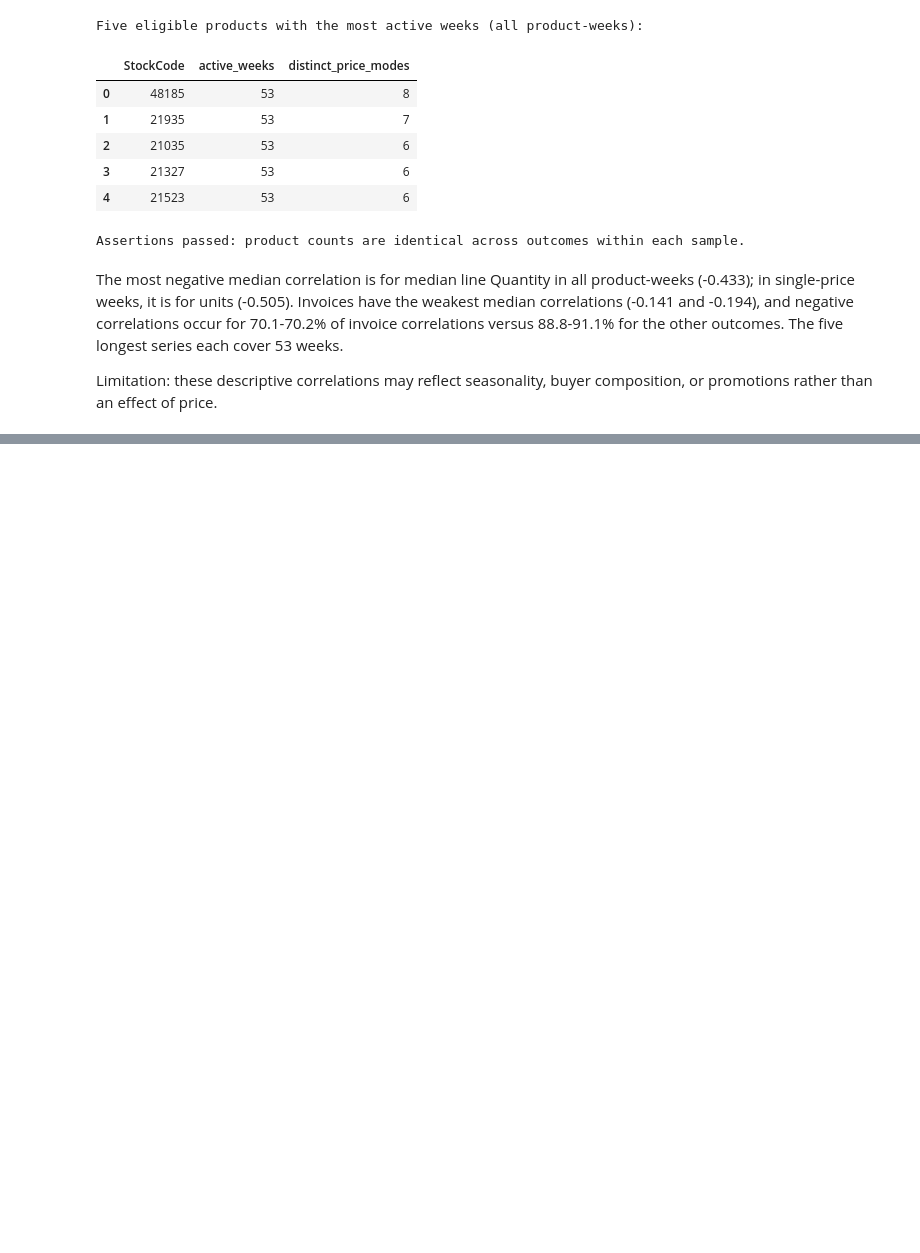
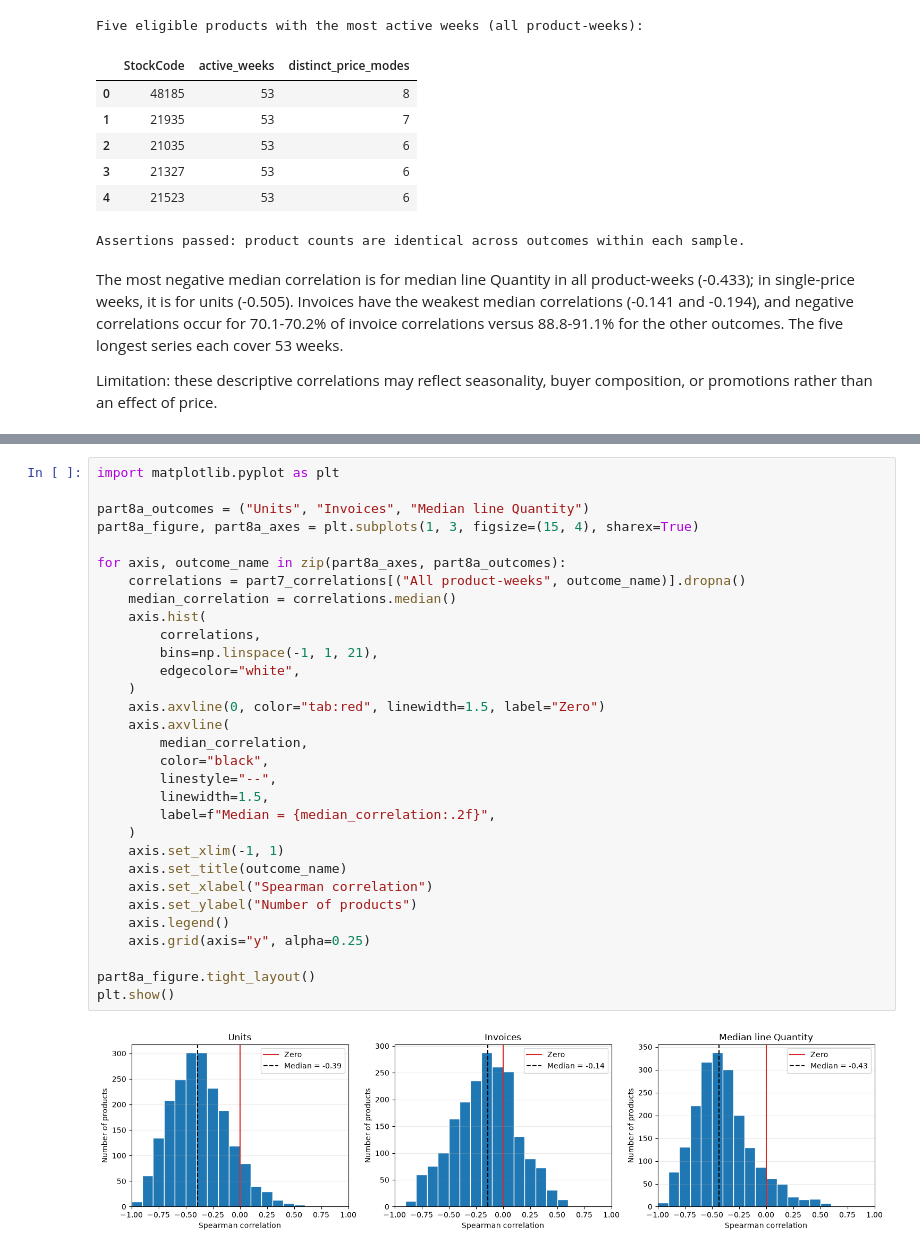
Before and after one commit to Omar-BenAmara/pricing-demand-analysis, a Jupyter notebook: notebooks/03_price_variation.ipynb, the cells around one changed output, grey strips where cells are left out. Saved outputs shown, nothing was run; the diff lists cells and outputs as text; blank space fills up the shorter version.

Commit message:
Add Part 8: distribution of per-product price-quantity correlations and example scatterplots

```diff
--- a/notebooks/03_price_variation.ipynb
+++ b/notebooks/03_price_variation.ipynb
@@ -483,0 +488,33 @@ Limitation: these descriptive correlations may reflect seasonality, buyer compos
+# %%
+import matplotlib.pyplot as plt
+
+part8a_outcomes = ("Units", "Invoices", "Median line Quantity")
+part8a_figure, part8a_axes = plt.subplots(1, 3, figsize=(15, 4), sharex=True)
+
+for axis, outcome_name in zip(part8a_axes, part8a_outcomes):
+    correlations = part7_correlations[("All product-weeks", outcome_name)].dropna()
+    median_correlation = correlations.median()
+    axis.hist(
+        correlations,
+        bins=np.linspace(-1, 1, 21),
+        edgecolor="white",
+    )
+    axis.axvline(0, color="tab:red", linewidth=1.5, label="Zero")
+    axis.axvline(
+        median_correlation,
+        color="black",
+        linestyle="--",
+        linewidth=1.5,
+        label=f"Median = {median_correlation:.2f}",
+    )
+    axis.set_xlim(-1, 1)
+    axis.set_title(outcome_name)
+    axis.set_xlabel("Spearman correlation")
+    axis.set_ylabel("Number of products")
+    axis.legend()
+    axis.grid(axis="y", alpha=0.25)
+
+part8a_figure.tight_layout()
+plt.show()
+# %% [output]
+[figure, added]
```
Also changed, not shown: parts of 5 cells of this notebook.
